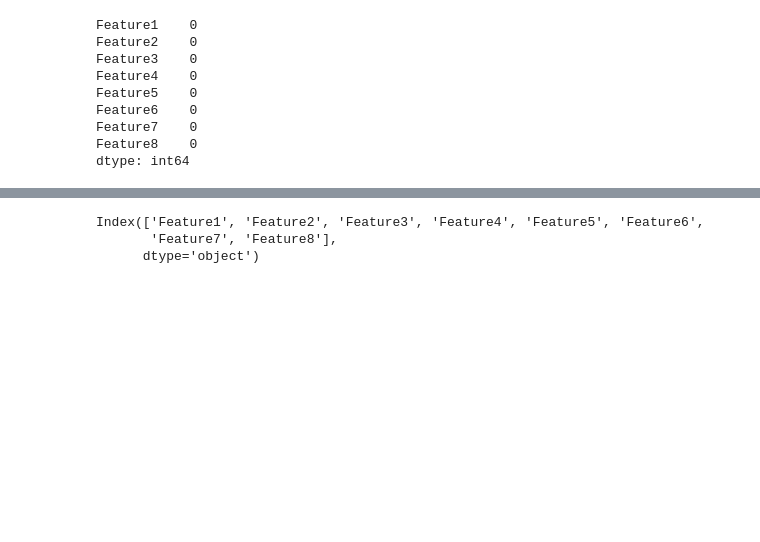
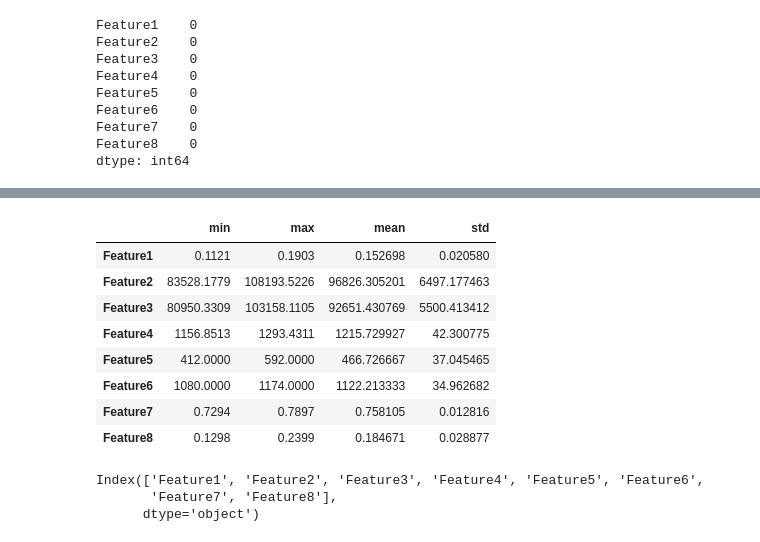
Before and after one commit to harsh125op/waterLevel, a Jupyter notebook: 5_Data_Analatics.ipynb, the cells around one changed output, grey strips where cells are left out. Saved outputs shown, nothing was run; the diff lists cells and outputs as text; code cells hidden in the pictures; blank space fills up the shorter version.

```diff
--- a/5_Data_Analatics.ipynb
+++ b/5_Data_Analatics.ipynb
@@ -90,3 +78,17 @@ data.describe().T
+# %%
+d=data.describe().T.drop(["25%"	,"50%"	,"75%",'count'],axis=1)
+d=d[['min','max','mean','std']]
+d
+# %% [output]
+|  | min | max | mean | std |
+| Feature1 | 0.1121 | 0.1903 | 0.152698 | 0.020580 |
+| Feature2 | 83528.1779 | 108193.5226 | 96826.305201 | 6497.177463 |
+| Feature3 | 80950.3309 | 103158.1105 | 92651.430769 | 5500.413412 |
+| Feature4 | 1156.8513 | 1293.4311 | 1215.729927 | 42.300775 |
+| Feature5 | 412.0000 | 592.0000 | 466.726667 | 37.045465 |
+| Feature6 | 1080.0000 | 1174.0000 | 1122.213333 | 34.962682 |
+| Feature7 | 0.7294 | 0.7897 | 0.758105 | 0.012816 |
+| Feature8 | 0.1298 | 0.2399 | 0.184671 | 0.028877 |
 # %%
 import matplotlib.pyplot as plt
 
```
Also changed, not shown: parts of 1 cell of this notebook, 1 other file.
